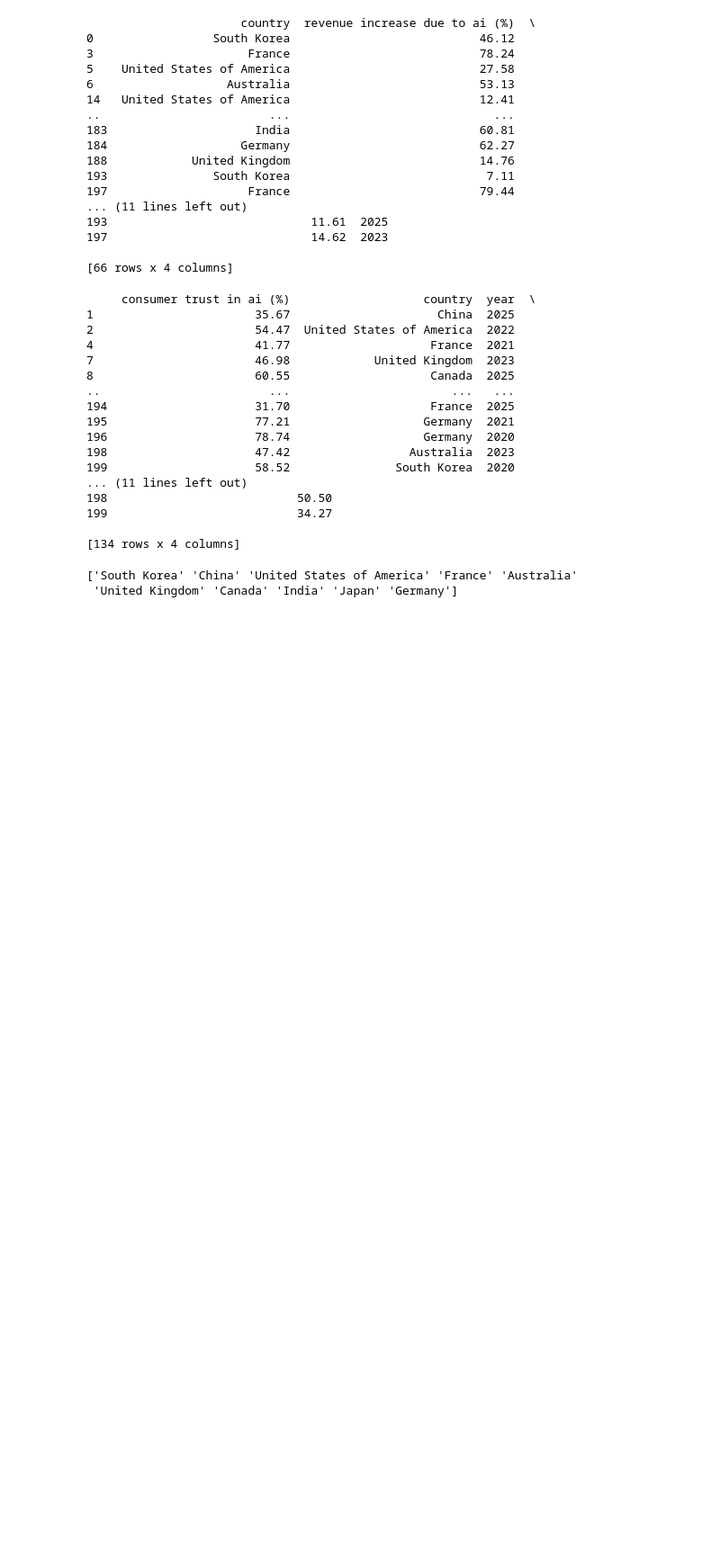
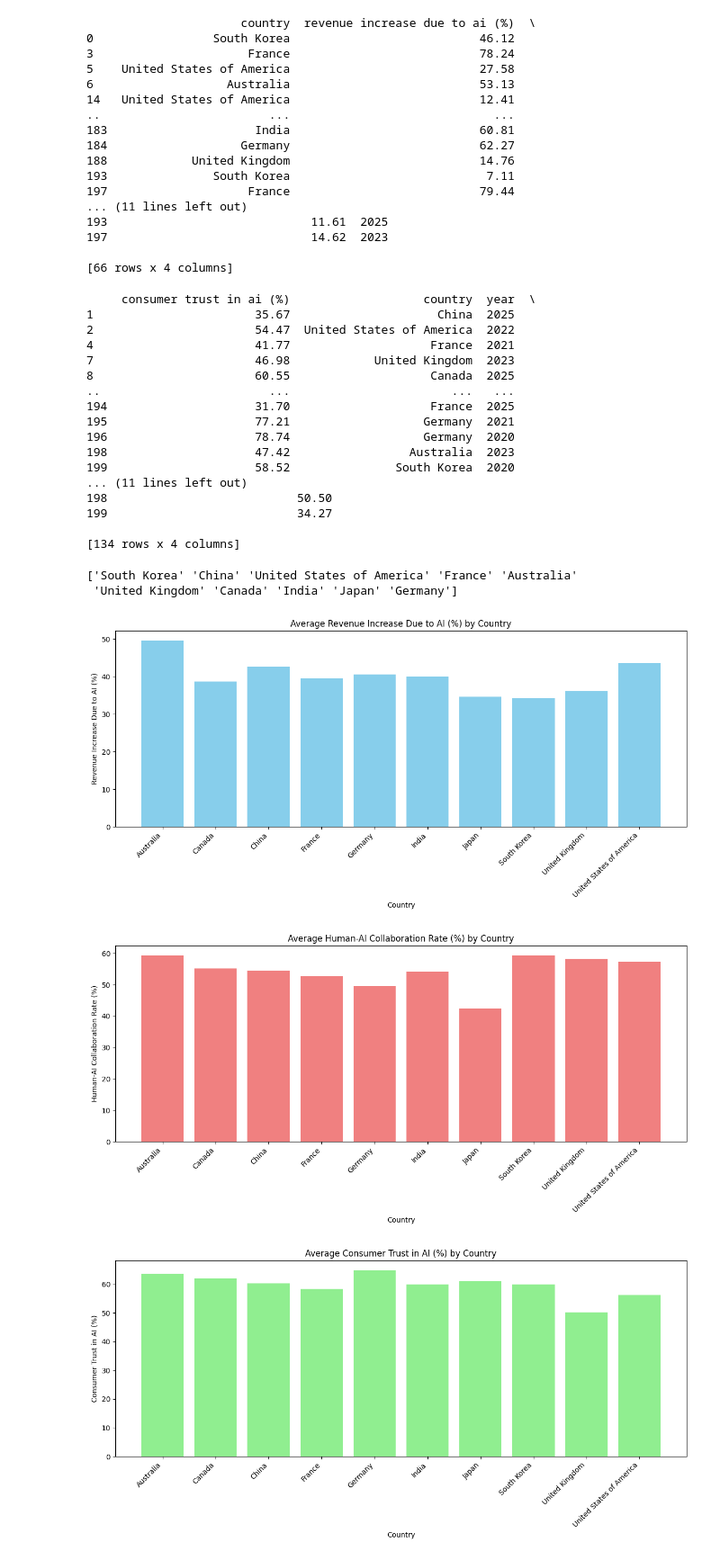
Before and after one commit to SamanthaGoldhammer/FTI_Project1, a Jupyter notebook: Welcome_To_Colab.ipynb, the cells around one changed output. Shown at 90% size. Cells and saved outputs as stored; diff of their text form; code cells hidden in the pictures; blank space fills up the shorter version.

```diff
--- a/Welcome_To_Colab.ipynb
+++ b/Welcome_To_Colab.ipynb
@@ -188,3 +188,45 @@ print(df["country"].unique())
 # %% [output]
 ['South Korea' 'China' 'United States of America' 'France' 'Australia'
  'United Kingdom' 'Canada' 'India' 'Japan' 'Germany']
+# %%
+import matplotlib.pyplot as plt
+
+
+# Group by country and calculate the mean for each metric
+revenue_df = df.groupby('country')['revenue increase due to ai (%)'].mean()
+collaboration_df = df.groupby('country')['human-ai collaboration rate (%)'].mean()
+trust_df = df.groupby('country')['consumer trust in ai (%)'].mean()
+
+# Plot for Revenue Increase Due to AI
+plt.figure(figsize=(12, 6))
+plt.bar(revenue_df.index, revenue_df.values, color='skyblue')
+plt.title('Average Revenue Increase Due to AI (%) by Country')
+plt.xlabel('Country')
+plt.ylabel('Revenue Increase Due to AI (%)')
+plt.xticks(rotation=45, ha='right')
+plt.tight_layout()
+plt.show()
+
+# Plot for Human-AI Collaboration Rate
+plt.figure(figsize=(12, 6))
+plt.bar(collaboration_df.index, collaboration_df.values, color='lightcoral')
+plt.title('Average Human-AI Collaboration Rate (%) by Country')
+plt.xlabel('Country')
+plt.ylabel('Human-AI Collaboration Rate (%)')
+plt.xticks(rotation=45, ha='right')
+plt.tight_layout()
+plt.show()
+
+# Plot for Consumer Trust in AI
+plt.figure(figsize=(12, 6))
+plt.bar(trust_df.index, trust_df.values, color='lightgreen')
+plt.title('Average Consumer Trust in AI (%) by Country')
+plt.xlabel('Country')
+plt.ylabel('Consumer Trust in AI (%)')
+plt.xticks(rotation=45, ha='right')
+plt.tight_layout()
+plt.show()
+# %% [output]
+[figure, added]
+[figure, added]
+[figure, added]
```
